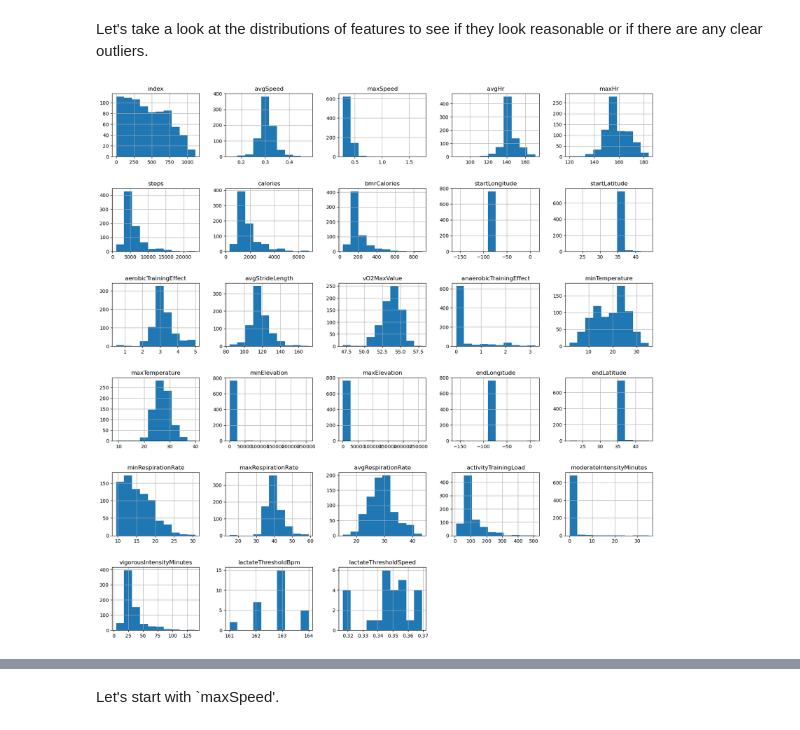
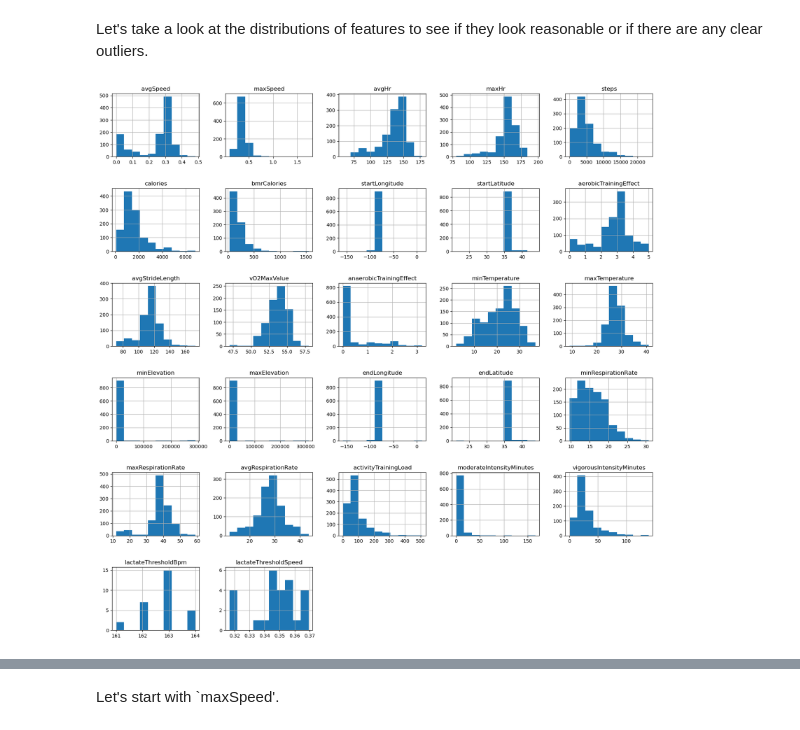
Before and after one commit to marcmehrotra/Springboard, a Jupyter notebook: Capstone Project 2/code/Stage2_Capstone_2_Data_Wrangling.ipynb, the cells around one changed output, grey strips where cells are left out. Drawn from its saved outputs; the diff is of its cells as text; code cells hidden in the pictures.

```diff
--- a/Capstone Project 2/code/Stage2_Capstone_2_Data_Wrangling.ipynb
+++ b/Capstone Project 2/code/Stage2_Capstone_2_Data_Wrangling.ipynb
@@ -422,10 +411,10 @@ As for the other features, let's come back to them later.
 # %% [markdown]
 Let's take a look at the distributions of features to see if they look reasonable or if there are any clear outliers.
 # %%
-summarizedActivities_running.hist(figsize=(20,20))
+summarizedActivities_df_combined.hist(figsize=(20,20))
 plt.subplots_adjust(hspace=0.5);
 # %% [output]
-[figure, old version]
+[figure, new version]
 # %% [markdown]
 Possible areas of concern:
 - `max speed` - this looks clustered near the low end.  Need to check for outliers on the right.  Also, maybe a job for later, but **speed** for a running activity may be better represented by minutes per mile, or **pace**.  I'm not even sure what unit of measure this is.  We can look at that conversion later.
```
Also changed, not shown: parts of 146 cells of this notebook.
